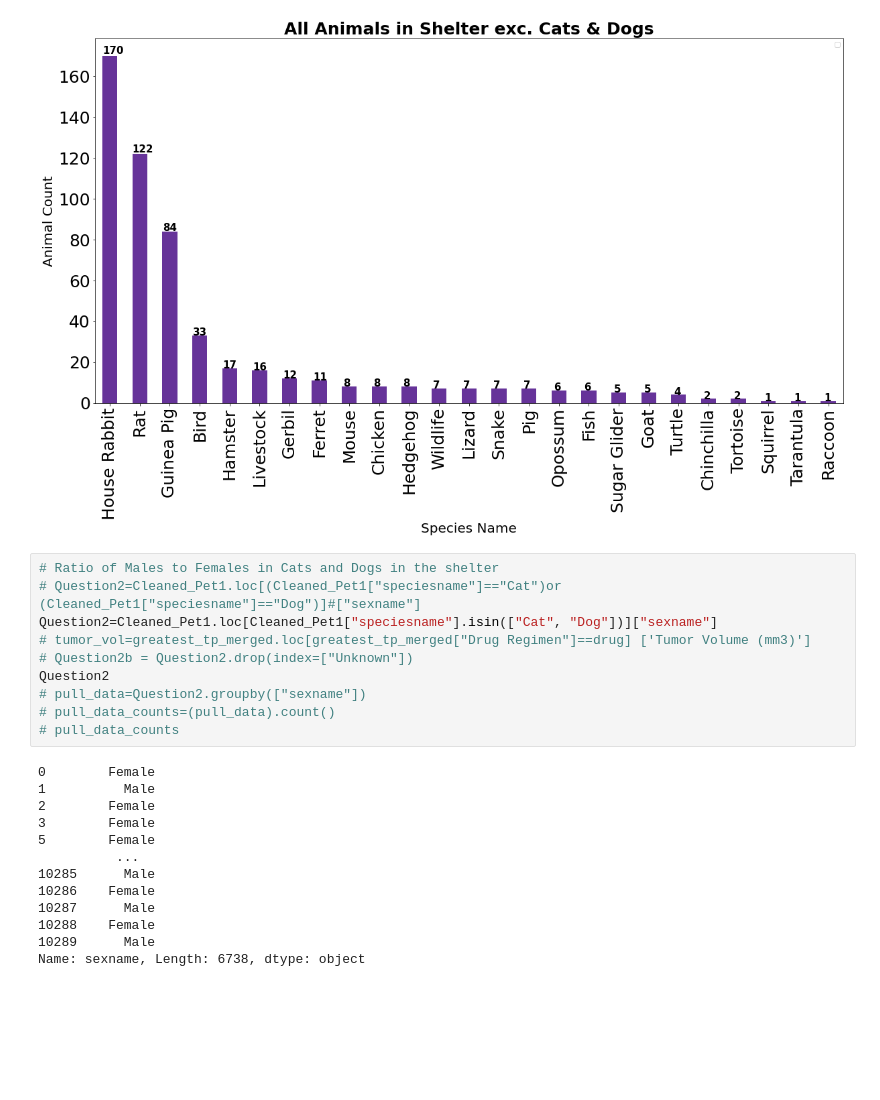
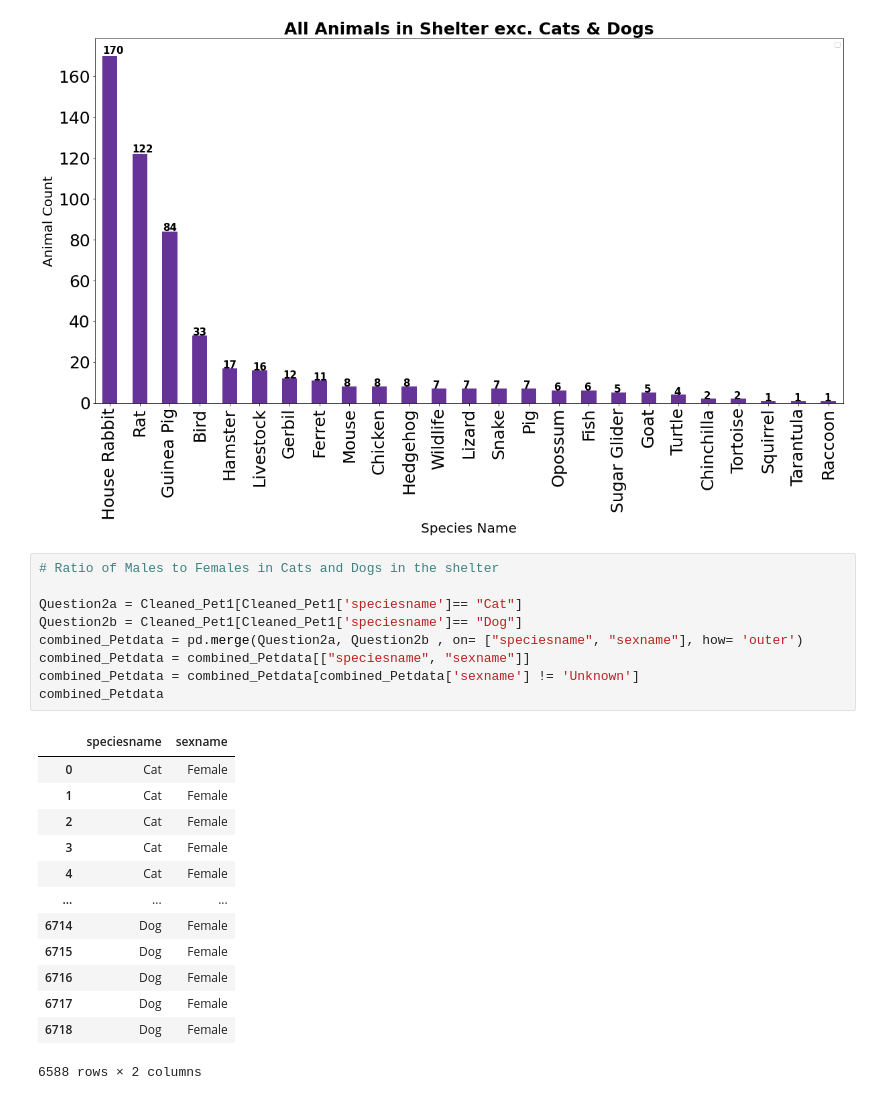
Before and after one commit to RichardMoseley/AnimalAnalysisProject, a Jupyter notebook: Pet Project .ipynb, the cells around one changed output. Cells and saved outputs as stored; diff of their text form; blank space fills up the shorter version.

```diff
--- a/Pet Project .ipynb
+++ b/Pet Project .ipynb
@@ -89,24 +79,24 @@ Text(0.5, 0, 'Species Name')
 [figure]
 # %%
 # Ratio of Males to Females in Cats and Dogs in the shelter
-# Question2=Cleaned_Pet1.loc[(Cleaned_Pet1["speciesname"]=="Cat")or (Cleaned_Pet1["speciesname"]=="Dog")]#["sexname"]
-Question2=Cleaned_Pet1.loc[Cleaned_Pet1["speciesname"].isin(["Cat", "Dog"])]["sexname"]
-# tumor_vol=greatest_tp_merged.loc[greatest_tp_merged["Drug Regimen"]==drug] ['Tumor Volume (mm3)']
-# Question2b = Question2.drop(index=["Unknown"])
-Question2
-# pull_data=Question2.groupby(["sexname"])
-# pull_data_counts=(pull_data).count()
-# pull_data_counts
+
+Question2a = Cleaned_Pet1[Cleaned_Pet1['speciesname']== "Cat"]
+Question2b = Cleaned_Pet1[Cleaned_Pet1['speciesname']== "Dog"]
+combined_Petdata = pd.merge(Question2a, Question2b , on= ["speciesname", "sexname"], how= 'outer')
+combined_Petdata = combined_Petdata[["speciesname", "sexname"]]
+combined_Petdata = combined_Petdata[combined_Petdata['sexname'] != 'Unknown']
+combined_Petdata
 # %% [output]
+|  | speciesname | sexname |
+| 0 | Cat | Female |
+| 1 | Cat | Female |
+| 2 | Cat | Female |
+| 3 | Cat | Female |
+| 4 | Cat | Female |
+| ... | ... | ... |
+| 6714 | Dog | Female |
+| 6715 | Dog | Female |
+| 6716 | Dog | Female |
+| 6717 | Dog | Female |
+| 6718 | Dog | Female |
-0        Female
-1          Male
-2        Female
-3        Female
-5        Female
-          ...
-10285      Male
-10286    Female
-10287      Male
-10288    Female
-10289      Male
-Name: sexname, Length: 6738, dtype: object
+6588 rows × 2 columns
```
Also changed, not shown: parts of 9 cells of this notebook, 1 other file.
